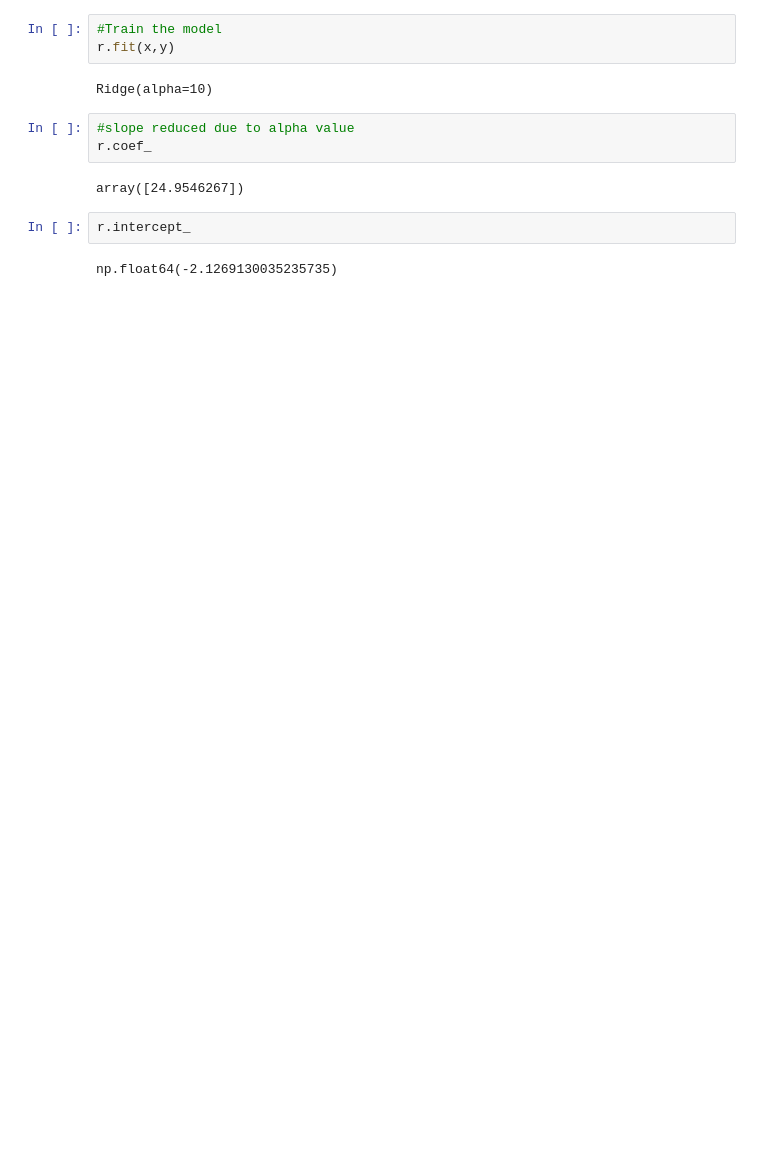
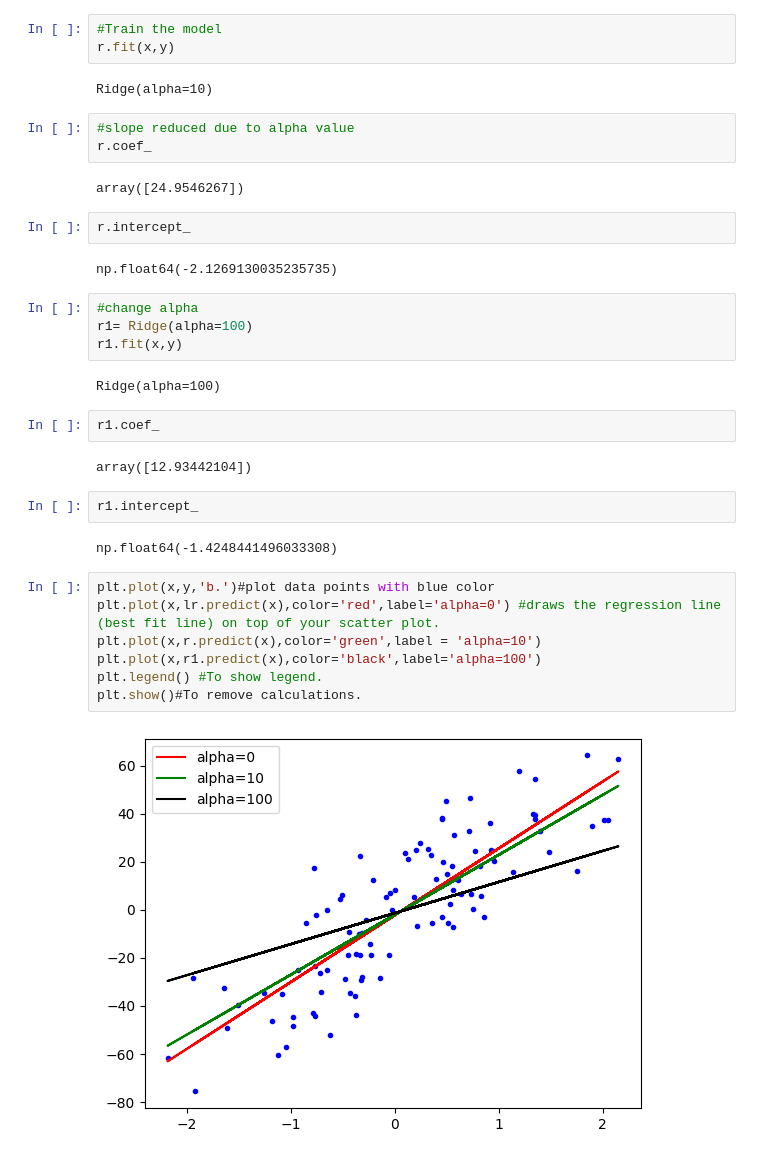
Before and after one commit to Malaika944/Regularization, a Jupyter notebook: Regularization_part2.ipynb, the cells around one changed output. Cells and saved outputs as stored; diff of their text form; blank space fills up the shorter version.

Commit message:
Plot results with different alpha value.

```diff
--- a/Regularization_part2.ipynb
+++ b/Regularization_part2.ipynb
@@ -49,3 +49,26 @@ array([24.9546267])
 r.intercept_
 # %% [output]
 np.float64(-2.1269130035235735)
+# %%
+#change alpha
+r1= Ridge(alpha=100)
+r1.fit(x,y)
+# %% [output]
+Ridge(alpha=100)
+# %%
+r1.coef_
+# %% [output]
+array([12.93442104])
+# %%
+r1.intercept_
+# %% [output]
+np.float64(-1.4248441496033308)
+# %%
+plt.plot(x,y,'b.')#plot data points with blue color
+plt.plot(x,lr.predict(x),color='red',label='alpha=0') #draws the regression line (best fit line) on top of your scatter plot.
+plt.plot(x,r.predict(x),color='green',label = 'alpha=10')
+plt.plot(x,r1.predict(x),color='black',label='alpha=100')
+plt.legend() #To show legend.
+plt.show()#To remove calculations.
+# %% [output]
+[figure, added]
```
